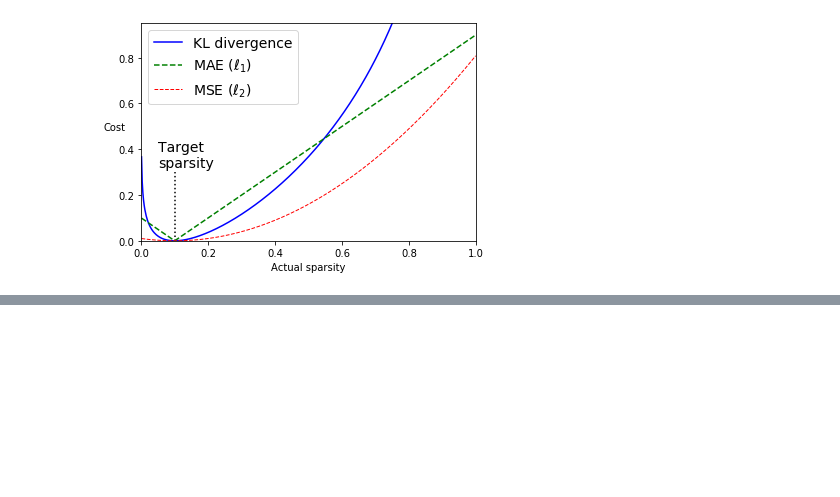
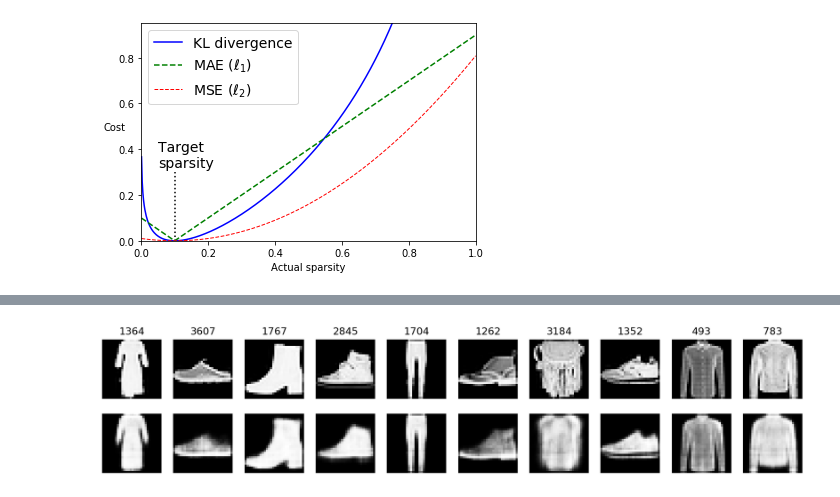
Before and after one commit to tvhahn/autoencoder-sandbox, a Jupyter notebook: notebooks/6.0-autoencoder-anomaly-detection.ipynb, the cells around one changed output, grey strips where cells are left out. Cells and saved outputs as stored; diff of their text form; code cells hidden in the pictures; blank space fills up the shorter version.

```diff
--- a/notebooks/6.0-autoencoder-anomaly-detection.ipynb
+++ b/notebooks/6.0-autoencoder-anomaly-detection.ipynb
@@ -303,6 +191,9 @@ class KLDivergenceRegularizer(keras.regularizers.Regularizer):
         return self.weight * (
             kl_divergence(self.target, mean_activities) +
             kl_divergence(1. - self.target, 1. - mean_activities))
+
+def rounded_accuracy(y_true, y_pred):
+    return keras.metrics.binary_accuracy(tf.round(y_true), tf.round(y_pred))
 # %%
 tf.random.set_seed(42)
 np.random.seed(42)
@@ -319,8 +210,13 @@ sparse_kl_decoder = keras.models.Sequential([
     keras.layers.Reshape([28, 28])
 ])
 sparse_kl_ae = keras.models.Sequential([sparse_kl_encoder, sparse_kl_decoder])
-sparse_kl_ae.compile(loss="binary_crossentropy", optimizer=keras.optimizers.SGD(lr=1.0),
+sparse_kl_ae.compile(loss="binary_crossentropy", optimizer=keras.optimizers.Adam(),
               metrics=[rounded_accuracy])
-history = sparse_kl_ae.fit(X_train, X_train, epochs=10,
-                           validation_data=[X_valid, X_valid])
+
+# log_dir="logs/" + str('anom_') + datetime.datetime.now().strftime("%Y%m%d-%H%M%S")
+# tensorboard_callback = tf.keras.callbacks.TensorBoard(log_dir=log_dir, histogram_freq=0,
+#                                                       update_freq='epoch',profile_batch=0)
+
+sparse_kl_encoder.summary()
+sparse_kl_decoder.summary()
 # %% [output]
@@ -347,0 +240,3 @@ plot_reconstructions(sparse_kl_ae, index_list, X_valid)
+# %%
+history = sparse_kl_ae.fit(X_train_slim, X_train_slim, epochs=5,
+                           validation_data=[X_val_slim, X_val_slim], callbacks=[])
@@ -348,3 +255,11 @@ plot_reconstructions(sparse_kl_ae, index_list, X_valid)
+# %%
+# plot a random number of items
+import random
+index_list = random.sample(range(0,len(X_val_slim)), 10)
+
+plot_reconstructions(sparse_kl_ae, index_list, X_val_slim)
+# %% [output]
+[figure, added]
 # %%
 plot_activations_histogram(sparse_kl_encoder)
 plt.show()
```
Also changed, not shown: parts of 51 cells of this notebook.
